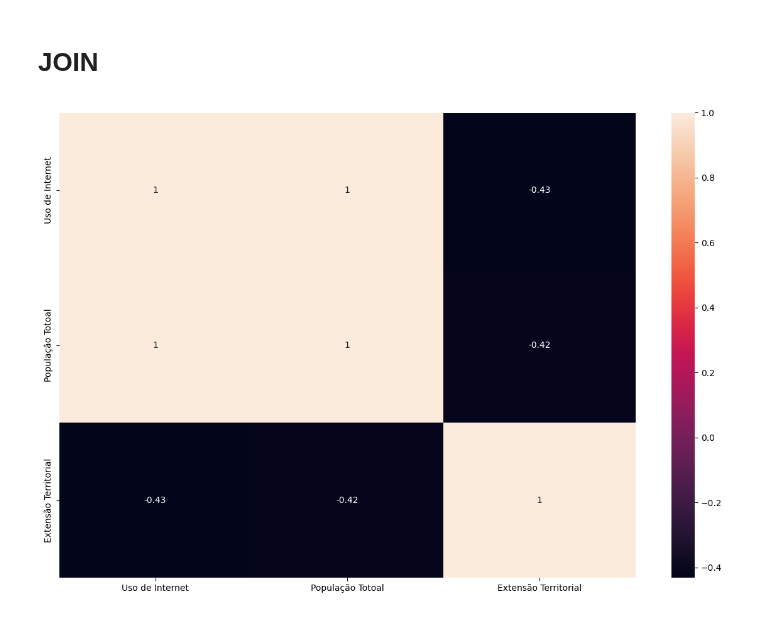
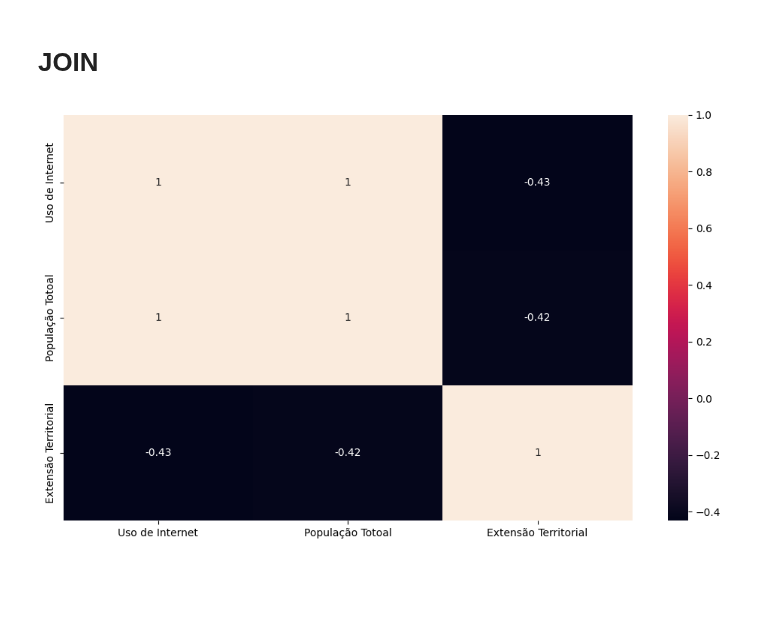
Before and after one commit to LazaroDamasceno/Dissertacao-Mestrado, a Jupyter notebook: eda/correlacao/correlation_internetuse_countrysize_population_brazil.ipynb, the cells around one changed output. Drawn from its saved outputs; the diff is of its cells as text; code cells hidden in the pictures; blank space fills up the shorter version.

```diff
--- a/eda/correlacao/correlation_internetuse_countrysize_population_brazil.ipynb
+++ b/eda/correlacao/correlation_internetuse_countrysize_population_brazil.ipynb
@@ -78,12 +78,12 @@ df['Uso de Internet'] = df_internet['Percentage Use']
 df['População Totoal'] = df_br_population['Brazilian Population']
 df['Extensão Territorial'] = df_size['Value']
 # %%
-plt.figure(figsize=(12, 8))
+plt.figure(figsize=(10, 6))
 
 sns.heatmap(df.corr(method='pearson'), annot=True)
 
-#plt.suptitle('Coeficiente de Correlação de Pearson: uso de Internet, população e extensçao do Brasil', fontweight='bold')
+#plt.suptitle('Coeficiente de correlação de Pearson: uso de internet, população total e extensão territorial', fontweight='bold')
 plt.tight_layout()
 plt.show()
 # %% [output]
-[figure, old version]
+[figure, new version]
```
Also changed, not shown: 39 other files.
